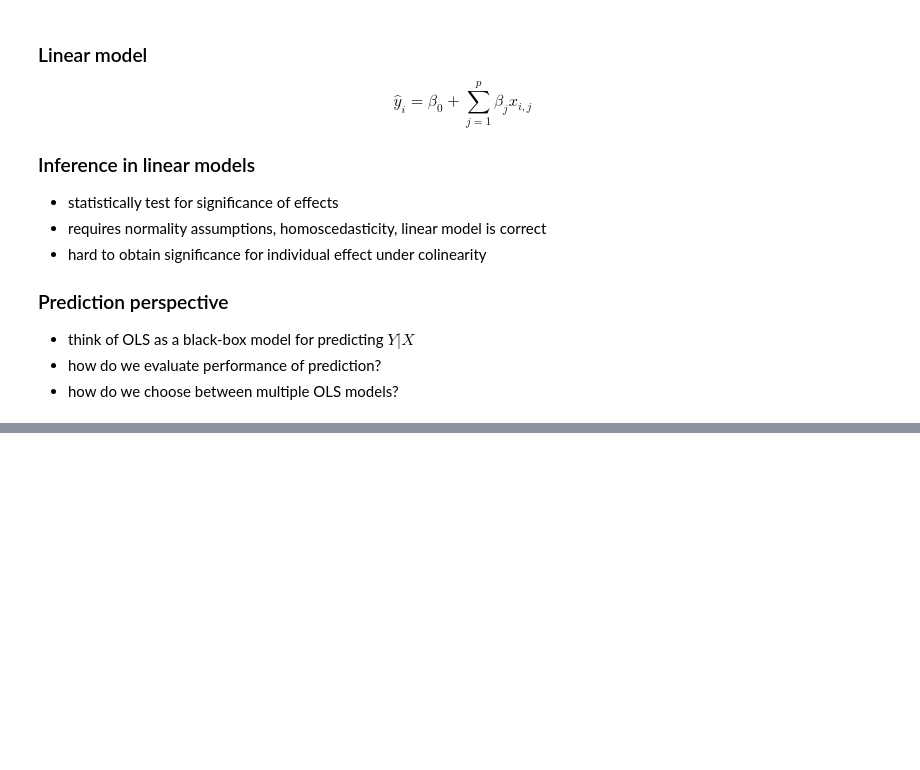
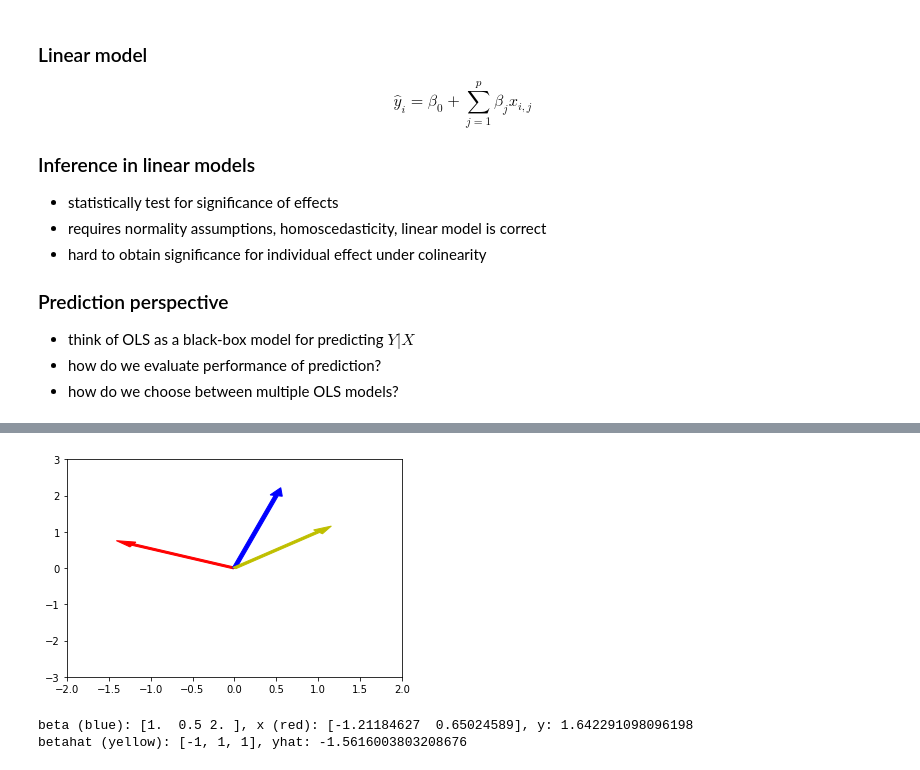
Before and after one commit to jsharpna/141Blectures, a Jupyter notebook: lecture8/lecture8.ipynb, the cells around one changed output, grey strips where cells are left out. Saved outputs shown, nothing was run; the diff lists cells and outputs as text; code cells hidden in the pictures; blank space fills up the shorter version.

```diff
--- a/lecture8/lecture8.ipynb
+++ b/lecture8/lecture8.ipynb
@@ -41,0 +76,22 @@ $$\hat y = \beta_0 + \sum_{j=1}^p \beta_j x_{j} = \beta_0 + \beta^\top x$$
+# %%
+def sim_linfit(betahat,p = 2, sigma = .5):
+    """Simulate and draw a single sample from a linear model with prediction"""
+    beta = np.array([1,.5,2])
+    x = np.random.normal(0,1,p)
+    y = beta[0] + beta[1:] @ x + np.random.normal(0,sigma)
+    plt.arrow(0,0,x[0],x[1],color='r',width=.05)
+    plt.arrow(0,0,beta[1],beta[2],color='b',width=.05)
+    plt.arrow(0,0,betahat[1],betahat[2],color='y',width=.05)
+    yhat = betahat[0] + betahat[1:] @ x
+    plt.xlim([-2,2])
+    plt.ylim([-3,3])
+    plt.show()
+    return """beta (blue): {}, x (red): {}, y: {}
+betahat (yellow): {}, yhat: {}""".format(beta,x,y,betahat,yhat)
+# %%
+betahat = [-1,1,1]
+print(sim_linfit(betahat))
+# %% [output]
+[figure, added]
+beta (blue): [1.  0.5 2. ], x (red): [-1.21184627  0.65024589], y: 1.642291098096198
+betahat (yellow): [-1, 1, 1], yhat: -1.5616003803208676
```
Also changed, not shown: parts of 24 cells of this notebook, 2 other files.
